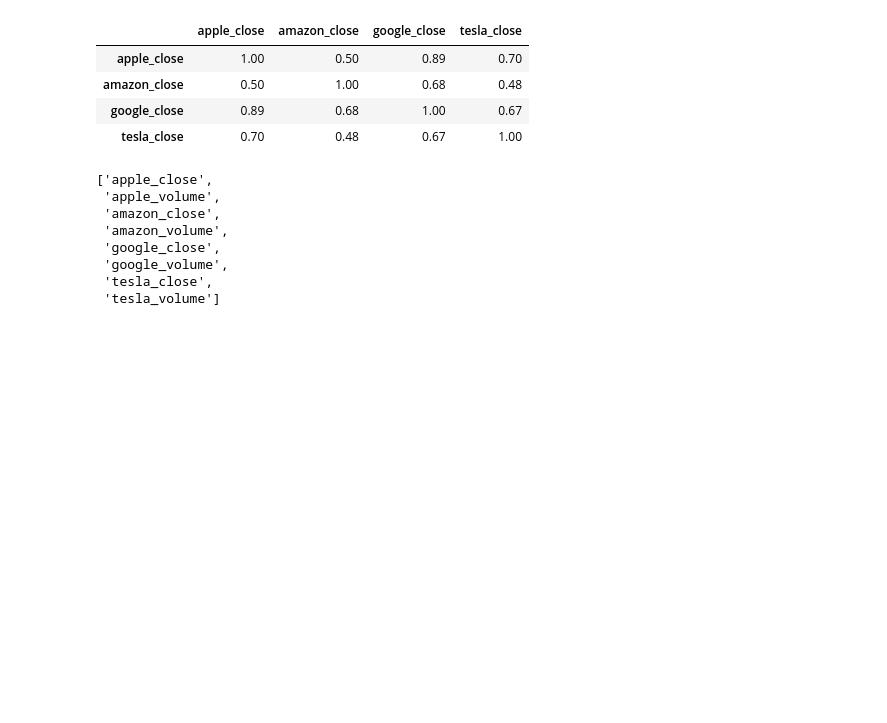
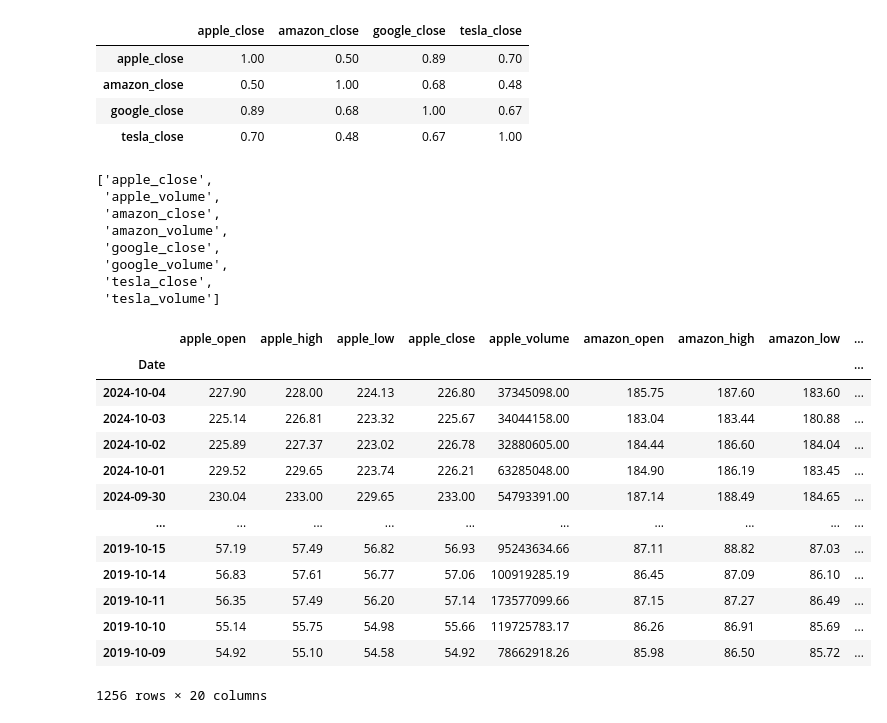
Before and after one commit to rafpank/Colab, a Jupyter notebook: data_science_bootcamp /wprowadzenie/04_1_laczenie_danych.ipynb, the cells around one changed output. Cells and saved outputs as stored; diff of their text form; code cells hidden in the pictures; blank space fills up the shorter version.

```diff
--- a/data_science_bootcamp /wprowadzenie/04_1_laczenie_danych.ipynb
+++ b/data_science_bootcamp /wprowadzenie/04_1_laczenie_danych.ipynb
@@ -150,3 +150,20 @@ closes
  'google_volume',
  'tesla_close',
  'tesla_volume']
+# %%
+df
+# %% [output]
+|  | apple_open | apple_high | apple_low | apple_close | apple_volume | amazon_open | amazon_high | amazon_low | ... |
+| Date |  |  |  |  |  |  |  |  | ... |
+| 2024-10-04 | 227.90 | 228.00 | 224.13 | 226.80 | 37345098.00 | 185.75 | 187.60 | 183.60 | ... |
+| 2024-10-03 | 225.14 | 226.81 | 223.32 | 225.67 | 34044158.00 | 183.04 | 183.44 | 180.88 | ... |
+| 2024-10-02 | 225.89 | 227.37 | 223.02 | 226.78 | 32880605.00 | 184.44 | 186.60 | 184.04 | ... |
+| 2024-10-01 | 229.52 | 229.65 | 223.74 | 226.21 | 63285048.00 | 184.90 | 186.19 | 183.45 | ... |
+| 2024-09-30 | 230.04 | 233.00 | 229.65 | 233.00 | 54793391.00 | 187.14 | 188.49 | 184.65 | ... |
+| ... | ... | ... | ... | ... | ... | ... | ... | ... | ... |
+| 2019-10-15 | 57.19 | 57.49 | 56.82 | 56.93 | 95243634.66 | 87.11 | 88.82 | 87.03 | ... |
+| 2019-10-14 | 56.83 | 57.61 | 56.77 | 57.06 | 100919285.19 | 86.45 | 87.09 | 86.10 | ... |
+| 2019-10-11 | 56.35 | 57.49 | 56.20 | 57.14 | 173577099.66 | 87.15 | 87.27 | 86.49 | ... |
+| 2019-10-10 | 55.14 | 55.75 | 54.98 | 55.66 | 119725783.17 | 86.26 | 86.91 | 85.69 | ... |
+| 2019-10-09 | 54.92 | 55.10 | 54.58 | 54.92 | 78662918.26 | 85.98 | 86.50 | 85.72 | ... |
+1256 rows × 20 columns
```
Also changed, not shown: parts of 9 cells of this notebook.
